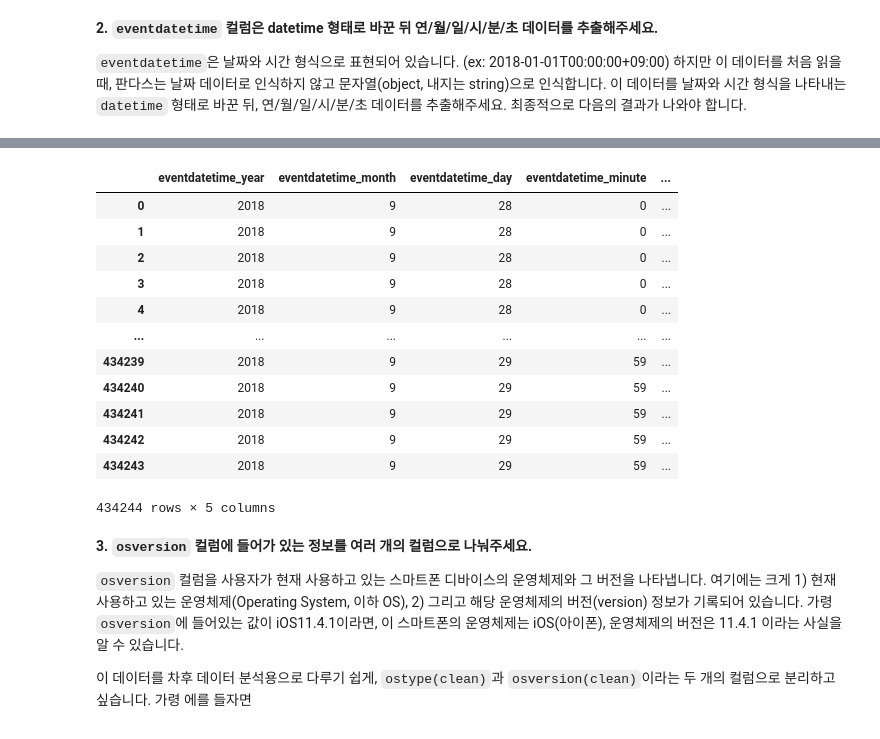
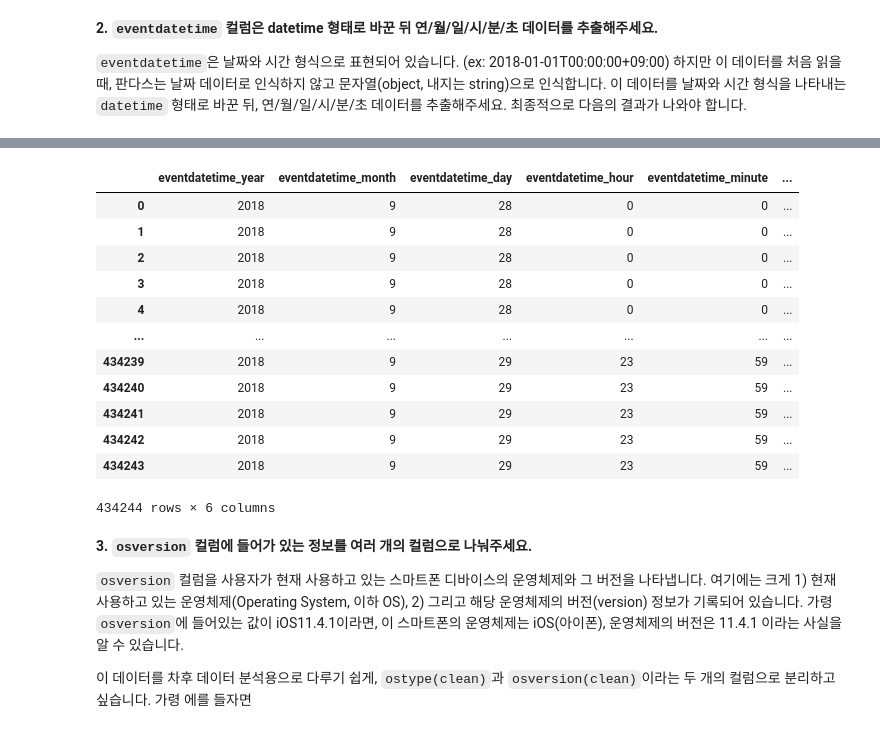
Before and after one commit to Changju-Lee1866/data_preprocessing, a Jupyter notebook: 0102_kmong(assignment)테스트_이창주.ipynb, the cells around one changed output, grey strips where cells are left out. Saved outputs shown, nothing was run; the diff lists cells and outputs as text; code cells hidden in the pictures.

````diff
--- a/0102_kmong(assignment)테스트_이창주.ipynb
+++ b/0102_kmong(assignment)테스트_이창주.ipynb
@@ -315,31 +315,32 @@ Name: userid, Length: 434244, dtype: object
 # %%
 # Write your code here!
 import pandas as pd
 import numpy as np
 
 pd.options.display.max_columns = 100
 a=pd.read_csv("data/kmong-conversion.csv")
 a['eventdatetime'] = pd.to_datetime(a['eventdatetime'], format='%Y-%m-%d %H:%M:%S', errors='raise')
 a['eventdatetime_year'] = a['eventdatetime'].dt.year
 a['eventdatetime_month'] = a['eventdatetime'].dt.month
 a['eventdatetime_day'] = a['eventdatetime'].dt.day
+a['eventdatetime_hour'] = a['eventdatetime'].dt.hour
 a['eventdatetime_minute'] = a['eventdatetime'].dt.minute
 a['eventdatetime_second'] = a['eventdatetime'].dt.second
 a.iloc[:,19:]
 # %% [output]
-|  | eventdatetime_year | eventdatetime_month | eventdatetime_day | eventdatetime_minute | ... |
-| 0 | 2018 | 9 | 28 | 0 | ... |
-| 1 | 2018 | 9 | 28 | 0 | ... |
-| 2 | 2018 | 9 | 28 | 0 | ... |
-| 3 | 2018 | 9 | 28 | 0 | ... |
-| 4 | 2018 | 9 | 28 | 0 | ... |
-| ... | ... | ... | ... | ... | ... |
-| 434239 | 2018 | 9 | 29 | 59 | ... |
-| 434240 | 2018 | 9 | 29 | 59 | ... |
-| 434241 | 2018 | 9 | 29 | 59 | ... |
-| 434242 | 2018 | 9 | 29 | 59 | ... |
-| 434243 | 2018 | 9 | 29 | 59 | ... |
+|  | eventdatetime_year | eventdatetime_month | eventdatetime_day | eventdatetime_hour | eventdatetime_minute | ... |
+| 0 | 2018 | 9 | 28 | 0 | 0 | ... |
+| 1 | 2018 | 9 | 28 | 0 | 0 | ... |
+| 2 | 2018 | 9 | 28 | 0 | 0 | ... |
+| 3 | 2018 | 9 | 28 | 0 | 0 | ... |
+| 4 | 2018 | 9 | 28 | 0 | 0 | ... |
+| ... | ... | ... | ... | ... | ... | ... |
+| 434239 | 2018 | 9 | 29 | 23 | 59 | ... |
+| 434240 | 2018 | 9 | 29 | 23 | 59 | ... |
+| 434241 | 2018 | 9 | 29 | 23 | 59 | ... |
+| 434242 | 2018 | 9 | 29 | 23 | 59 | ... |
+| 434243 | 2018 | 9 | 29 | 23 | 59 | ... |
-434244 rows × 5 columns
+434244 rows × 6 columns
 # %% [markdown]
 **3. ```osversion``` 컬럼에 들어가 있는 정보를 여러 개의 컬럼으로 나눠주세요.**
 
````
Also changed, not shown: parts of 16 cells of this notebook, 1 other file.
